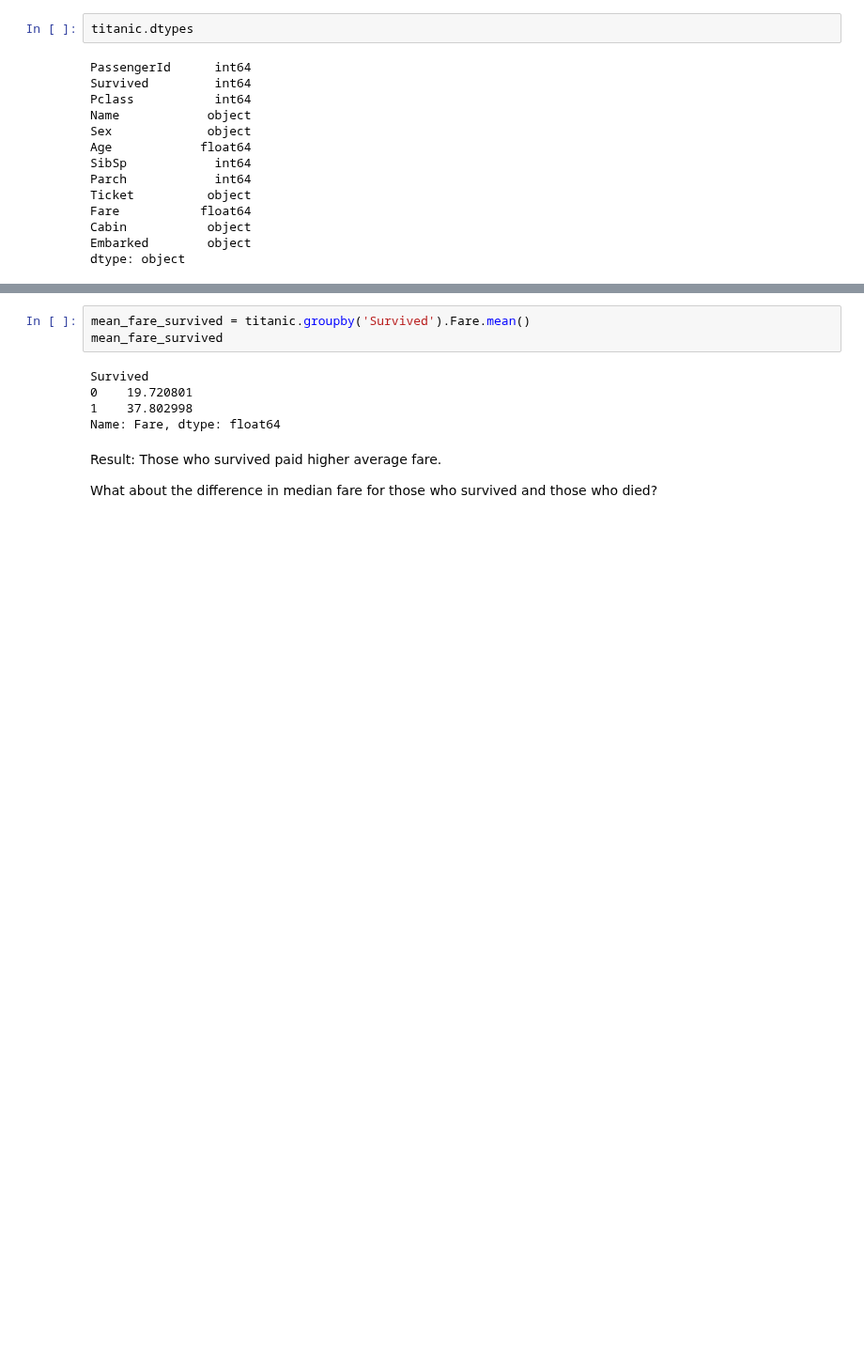
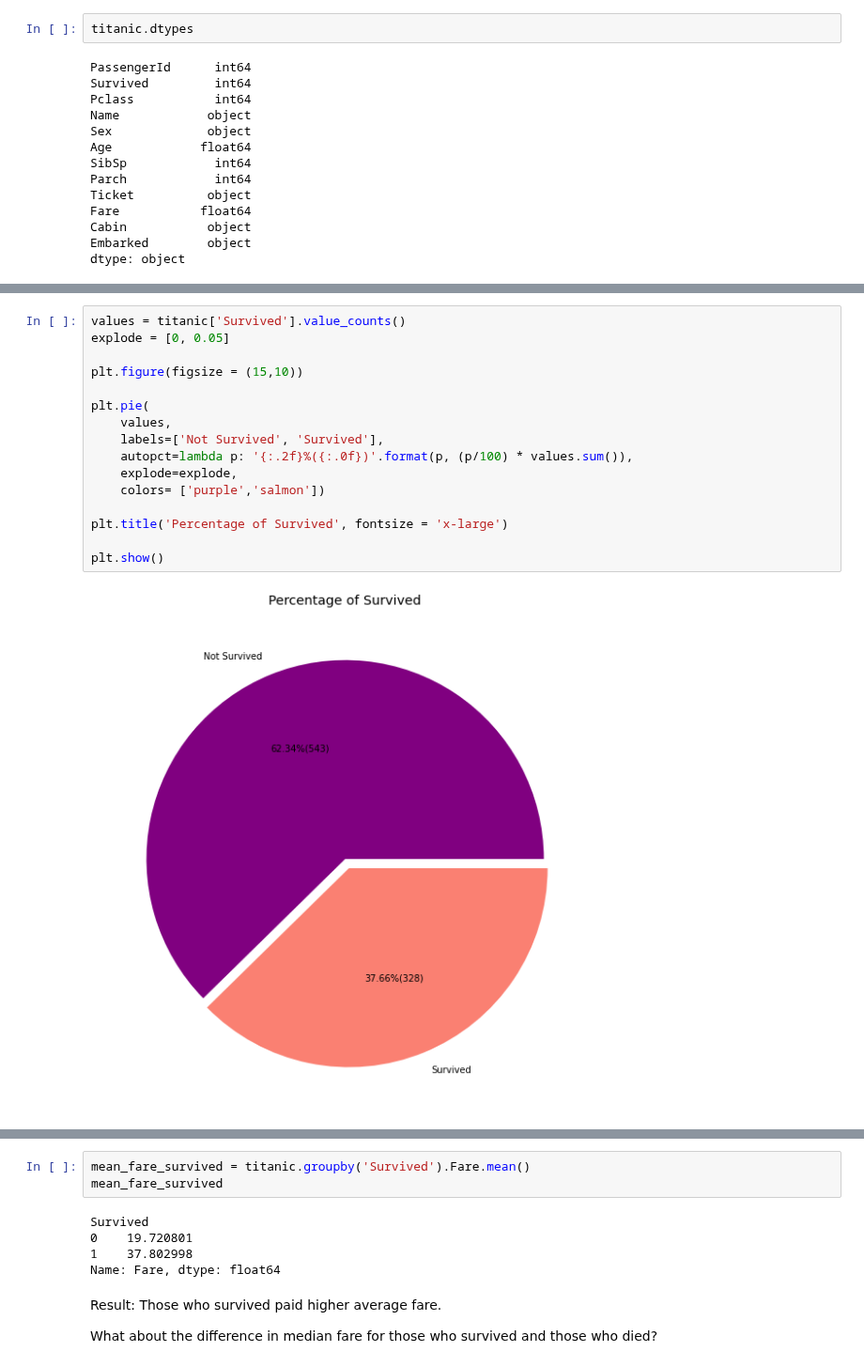
Before and after one commit to jadidaniel/jupyter-notebooks, a Jupyter notebook: quant_and_categorical_var/titanic.ipynb, the cells around one changed output, grey strips where cells are left out. Shown at 94% size. Drawn from its saved outputs; the diff is of its cells as text; blank space fills up the shorter version.

Commit message:
Add new items to Titanic project

```diff
--- a/quant_and_categorical_var/titanic.ipynb
+++ b/quant_and_categorical_var/titanic.ipynb
@@ -47 +165,19 @@ dtype: object
+# %%
+values = titanic['Survived'].value_counts()
+explode = [0, 0.05]
+
+plt.figure(figsize = (15,10))
+
+plt.pie(
+    values,
+    labels=['Not Survived', 'Survived'],
+    autopct=lambda p: '{:.2f}%({:.0f})'.format(p, (p/100) * values.sum()),
+    explode=explode,
+    colors= ['purple','salmon'])
+
+plt.title('Percentage of Survived', fontsize = 'x-large')
+
+plt.show()
+# %% [output]
+[figure, added]
 # %% [markdown]
```
Also changed, not shown: parts of 20 cells of this notebook, 1 other file.
